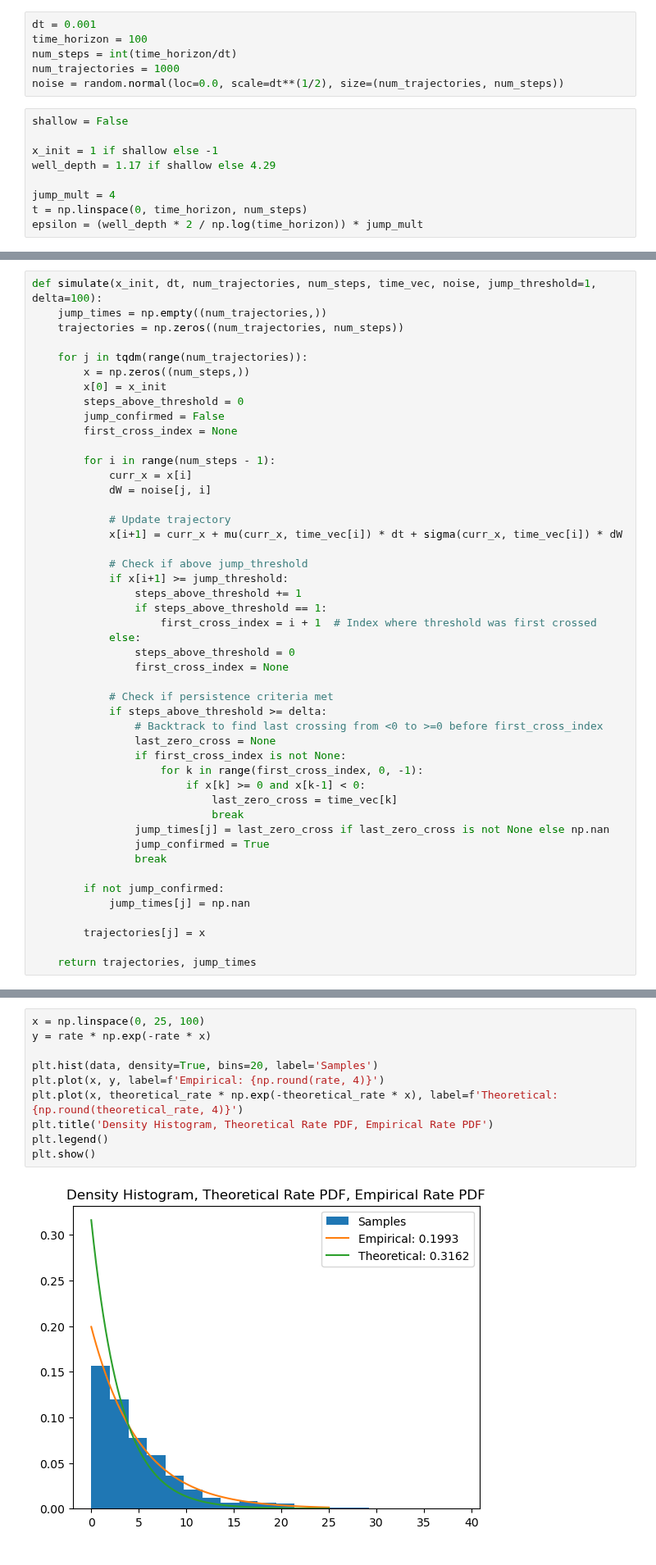
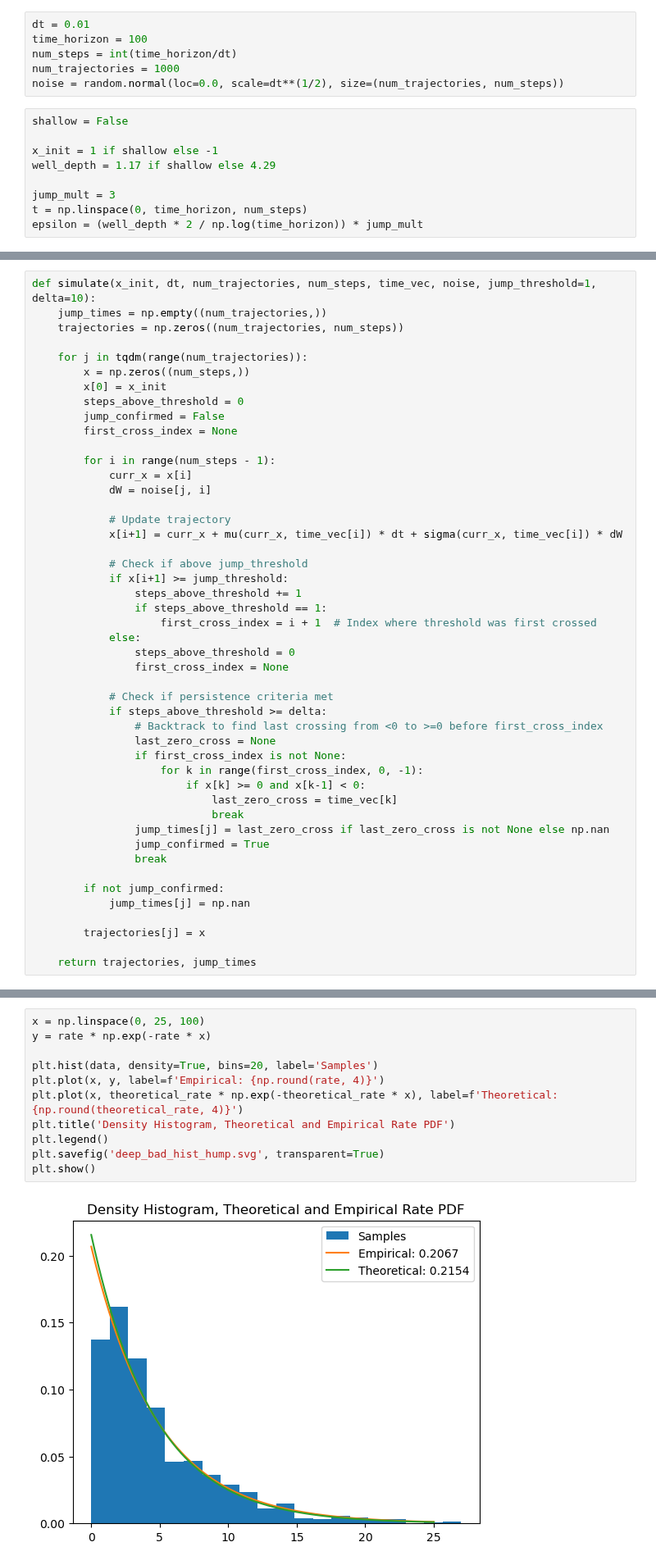
Before and after one commit to abhirao-03/stochastic-resonance, a Jupyter notebook: standalone_notebooks/distribution_tester.ipynb, the cells around one changed output, grey strips where cells are left out. Shown at 82% size. Drawn from its saved outputs; the diff is of its cells as text.

```diff
--- a/standalone_notebooks/distribution_tester.ipynb
+++ b/standalone_notebooks/distribution_tester.ipynb
@@ -5,7 +5,7 @@ from tqdm import tqdm
 import matplotlib.pyplot as plt
 import scipy.stats as stats
 # %%
-dt = 0.001
+dt = 0.01
 time_horizon = 100
 num_steps = int(time_horizon/dt)
 num_trajectories = 1000
@@ -16,7 +16,7 @@ shallow = False
 x_init = 1 if shallow else -1
 well_depth = 1.17 if shallow else 4.29
 
-jump_mult = 4
+jump_mult = 3
 t = np.linspace(0, time_horizon, num_steps)
 epsilon = (well_depth * 2 / np.log(time_horizon)) * jump_mult
 # %%
@@ -98,7 +98,7 @@ def simulate(x_init, dt, num_trajectories, num_steps, time_vec, noise, jump_thre
     # Return the trajectories along with jump times
     return trajectories, jump_times
 # %%
-def simulate(x_init, dt, num_trajectories, num_steps, time_vec, noise, jump_threshold=1, delta=100):
+def simulate(x_init, dt, num_trajectories, num_steps, time_vec, noise, jump_threshold=1, delta=10):
     jump_times = np.empty((num_trajectories,))
     trajectories = np.zeros((num_trajectories, num_steps))
 
@@ -205,15 +265,16 @@ Theoretical rate: 0.31622776601683794, Measured rate: 0.19927761143466372
 # %%
 x = np.linspace(0, 25, 100)
 y = rate * np.exp(-rate * x)
 
 plt.hist(data, density=True, bins=20, label='Samples')
 plt.plot(x, y, label=f'Empirical: {np.round(rate, 4)}')
 plt.plot(x, theoretical_rate * np.exp(-theoretical_rate * x), label=f'Theoretical: {np.round(theoretical_rate, 4)}')
-plt.title('Density Histogram, Theoretical Rate PDF, Empirical Rate PDF')
+plt.title('Density Histogram, Theoretical and Empirical Rate PDF')
 plt.legend()
+plt.savefig('deep_bad_hist_hump.svg', transparent=True)
 plt.show()
 # %% [output]
-[figure, old version]
+[figure, new version]
 # %%
 def exp_cdf(x, rate=theoretical_rate):
     return 1 - np.exp(-rate * x)
```
Also changed, not shown: parts of 5 cells of this notebook, 6 other files.
